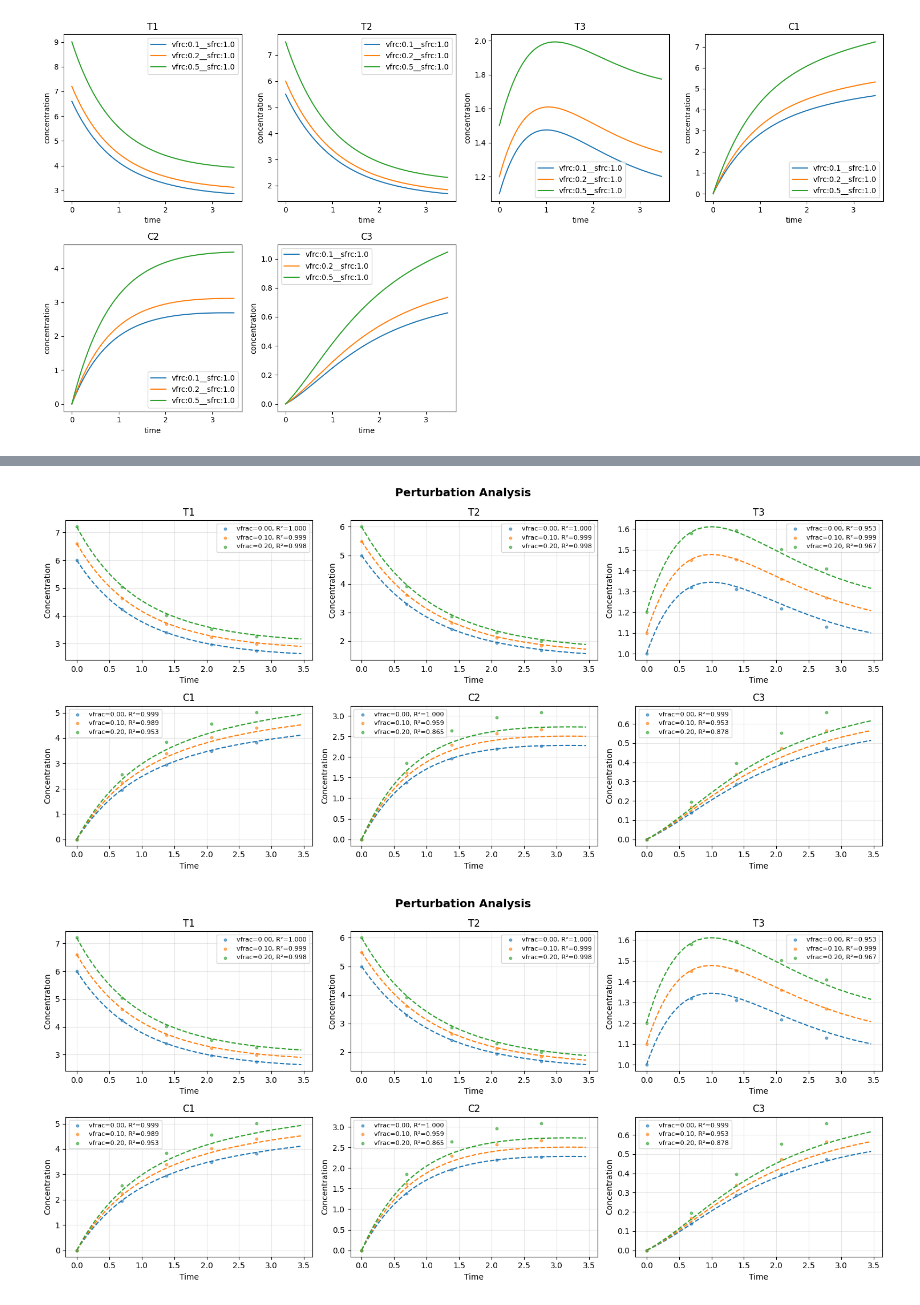
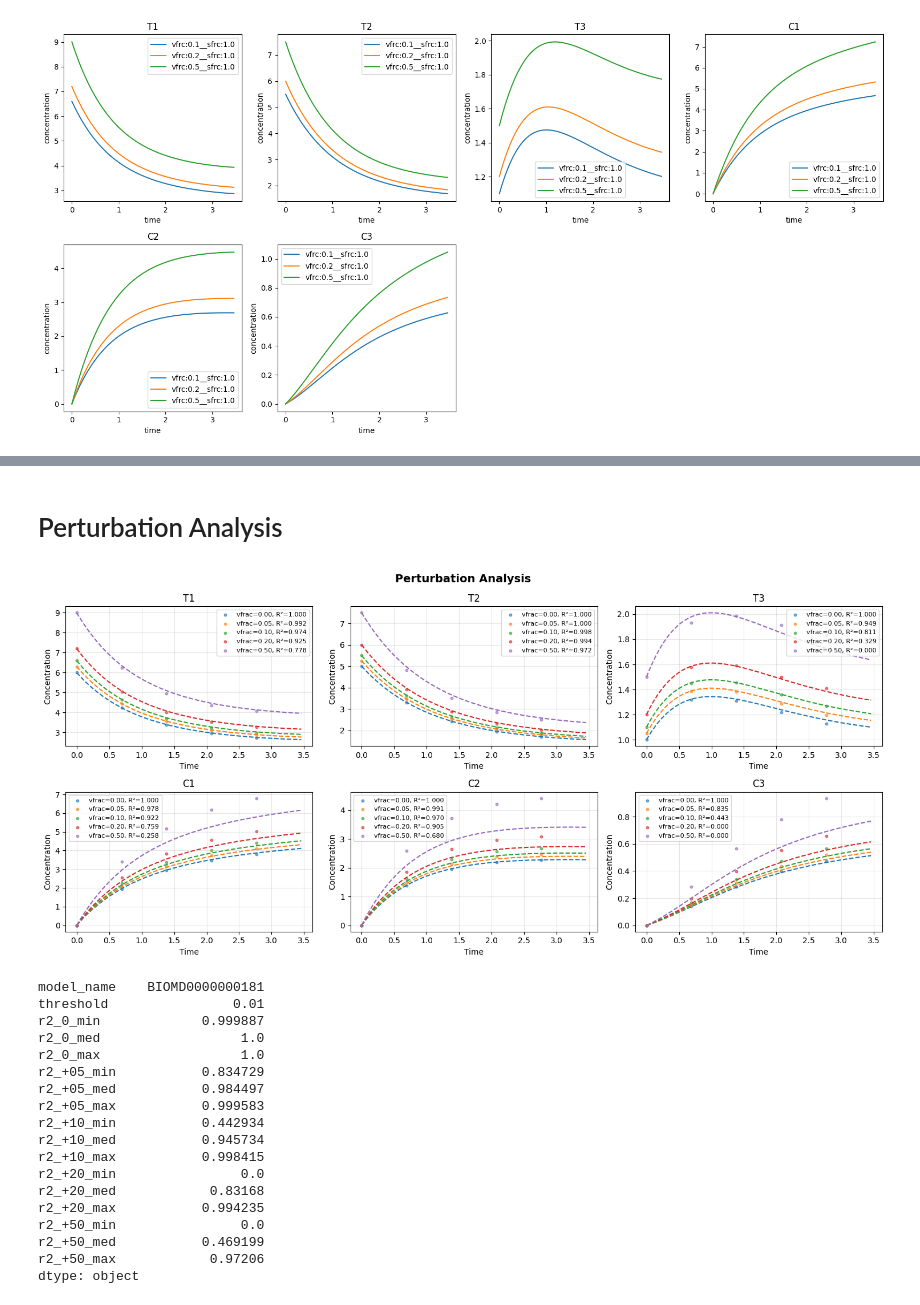
Before and after one commit to ModelEngineering/linearity_analysis, a Jupyter notebook: notebooks/linearity_analysis.ipynb, the cells around one changed output, grey strips where cells are left out. Cells and saved outputs as stored; diff of their text form; code cells hidden in the pictures.

```diff
--- a/notebooks/linearity_analysis.ipynb
+++ b/notebooks/linearity_analysis.ipynb
@@ -151,2 +231,4 @@ R² on time derivatives per species:
 [figure]
 [figure]
+# %% [markdown]
+# Perturbation Analysis
@@ -153,25 +237,42 @@ R² on time derivatives per species:
 # %%
 model_num =181
 poly_degree = 1
 threshold = 0.01
 value_frc = 0.0
 model = Model.makeBiomodel(model_num=model_num)
 base_timecourse = Timecourse.makeTimecourses(
         model, num_point=1000,
         perturbation_value_fraction=[0.0],
         perturbation_species_fraction=[1.0],
         is_plot=False
 
     )[0]
 change_timecourse = Timecourse.makeTimecourses(
         model, num_point=1000,
         perturbation_value_fraction=[value_frc],
         perturbation_species_fraction=[1.0],
         is_plot=False)[0]
 training_df = base_timecourse.timecourse_df
 test_df = change_timecourse.timecourse_df
-SystemDiscovery.perturbationAnalysis(model, training_df, threshold=threshold,
-                    perturbations=[0.0, 0.1, 0.5])
+SystemDiscovery.analyzePerturbations(model, training_df, threshold=threshold,
+                    perturbations=[0.0, 0.05, 0.1, 0.2, 0.5])
 # %% [output]
-[figure, old version]
+[figure, new version]
-[figure, removed]
+model_name    BIOMD0000000181
+threshold                0.01
+r2_0_min             0.999887
+r2_0_med                  1.0
+r2_0_max                  1.0
+r2_+05_min           0.834729
+r2_+05_med           0.984497
+r2_+05_max           0.999583
+r2_+10_min           0.442934
+r2_+10_med           0.945734
+r2_+10_max           0.998415
+r2_+20_min                0.0
+r2_+20_med            0.83168
+r2_+20_max           0.994235
+r2_+50_min                0.0
+r2_+50_med           0.469199
+r2_+50_max            0.97206
+dtype: object
```
Also changed, not shown: parts of 11 cells of this notebook, 6 other files.
